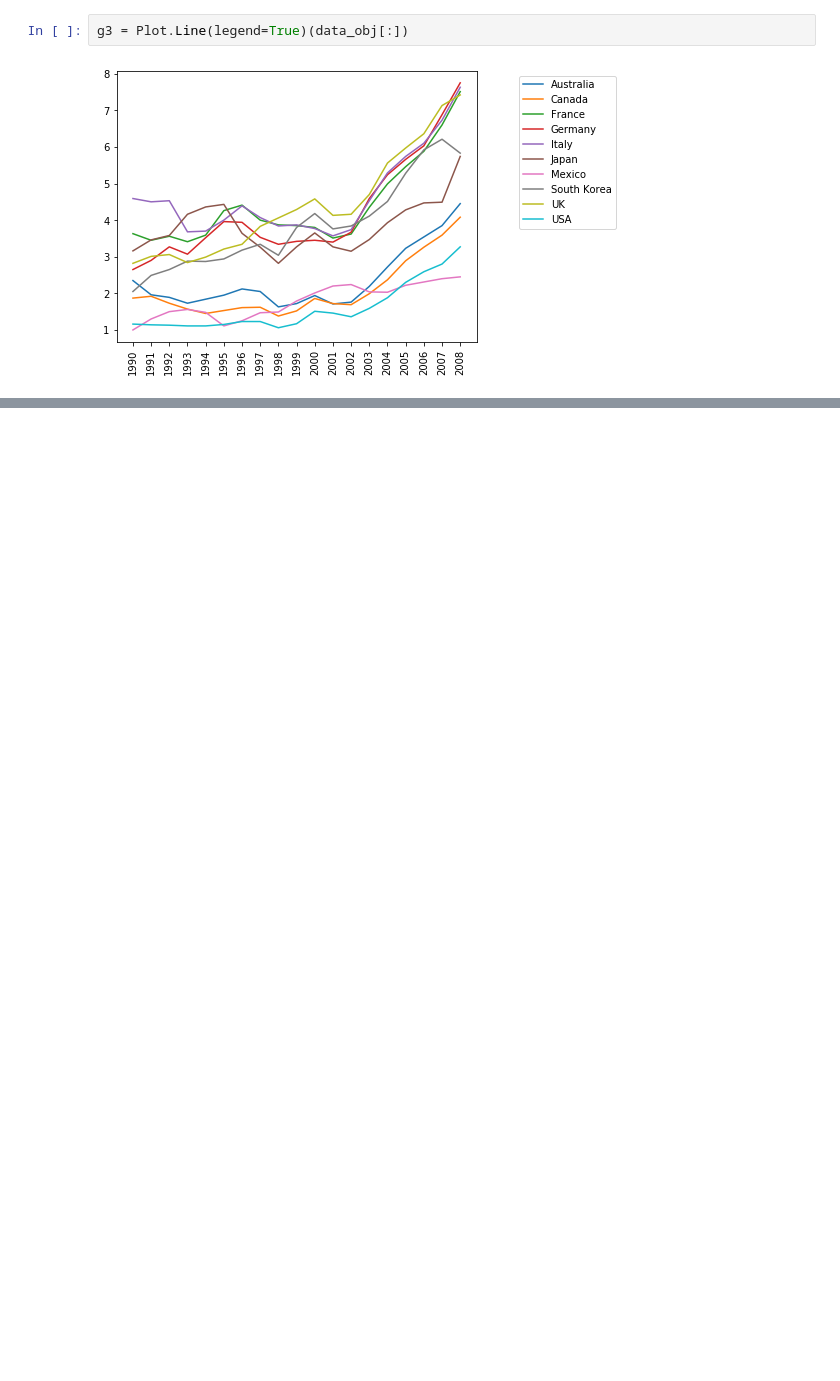
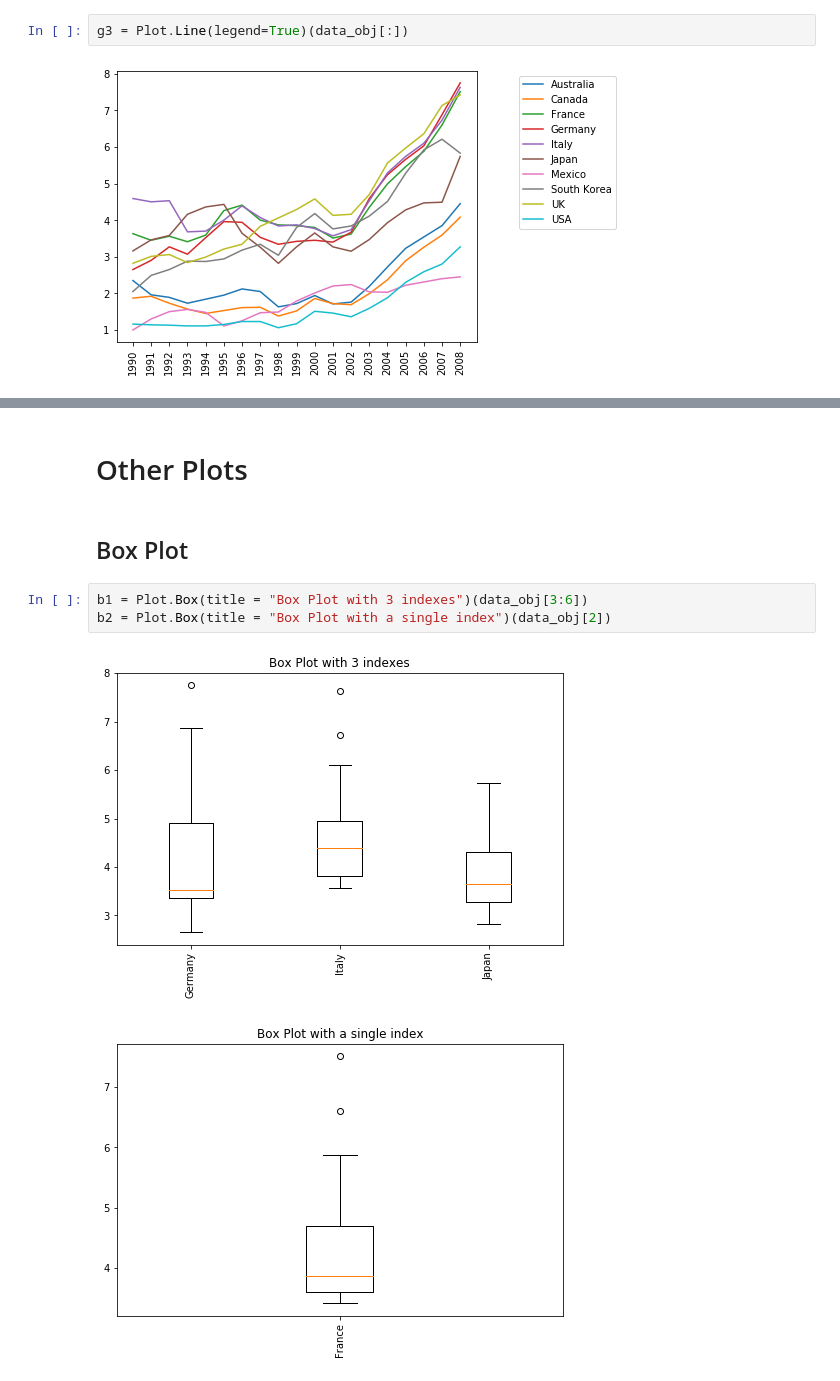
Before and after one commit to gsharansingh/easygplot, a Jupyter notebook: individual_graphs.ipynb, the cells around one changed output, grey strips where cells are left out. Saved outputs shown, nothing was run; the diff lists cells and outputs as text; blank space fills up the shorter version.

```diff
--- a/individual_graphs.ipynb
+++ b/individual_graphs.ipynb
@@ -24,0 +40,10 @@ g3 = Plot.Line(legend=True)(data_obj[:])
+# %% [markdown]
+# Other Plots
+# %% [markdown]
+## Box Plot
+# %%
+b1 = Plot.Box(title = "Box Plot with 3 indexes")(data_obj[3:6])
+b2 = Plot.Box(title = "Box Plot with a single index")(data_obj[2])
+# %% [output]
+[figure, added]
+[figure, added]
```
Also changed, not shown: parts of 12 cells of this notebook, 2 other files.
